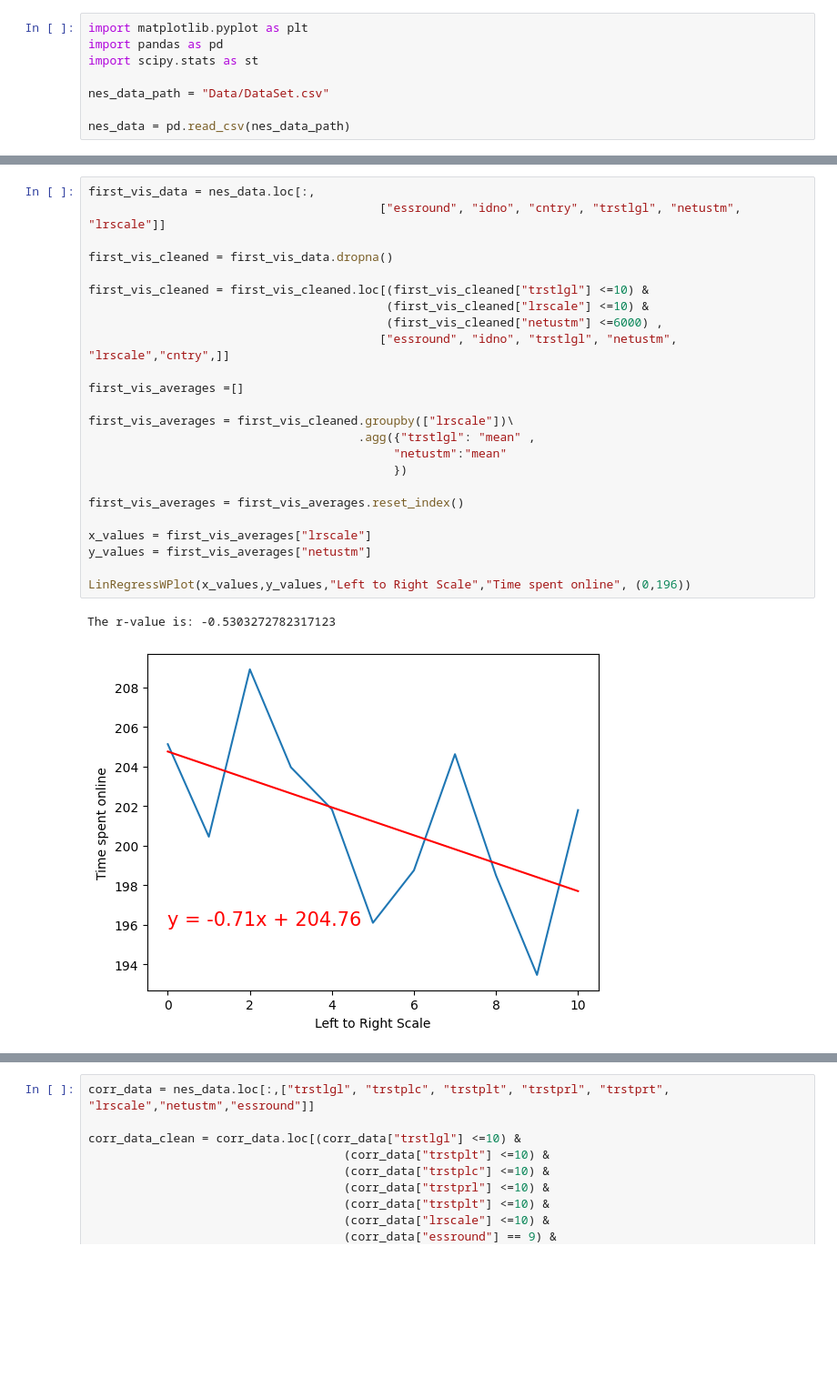
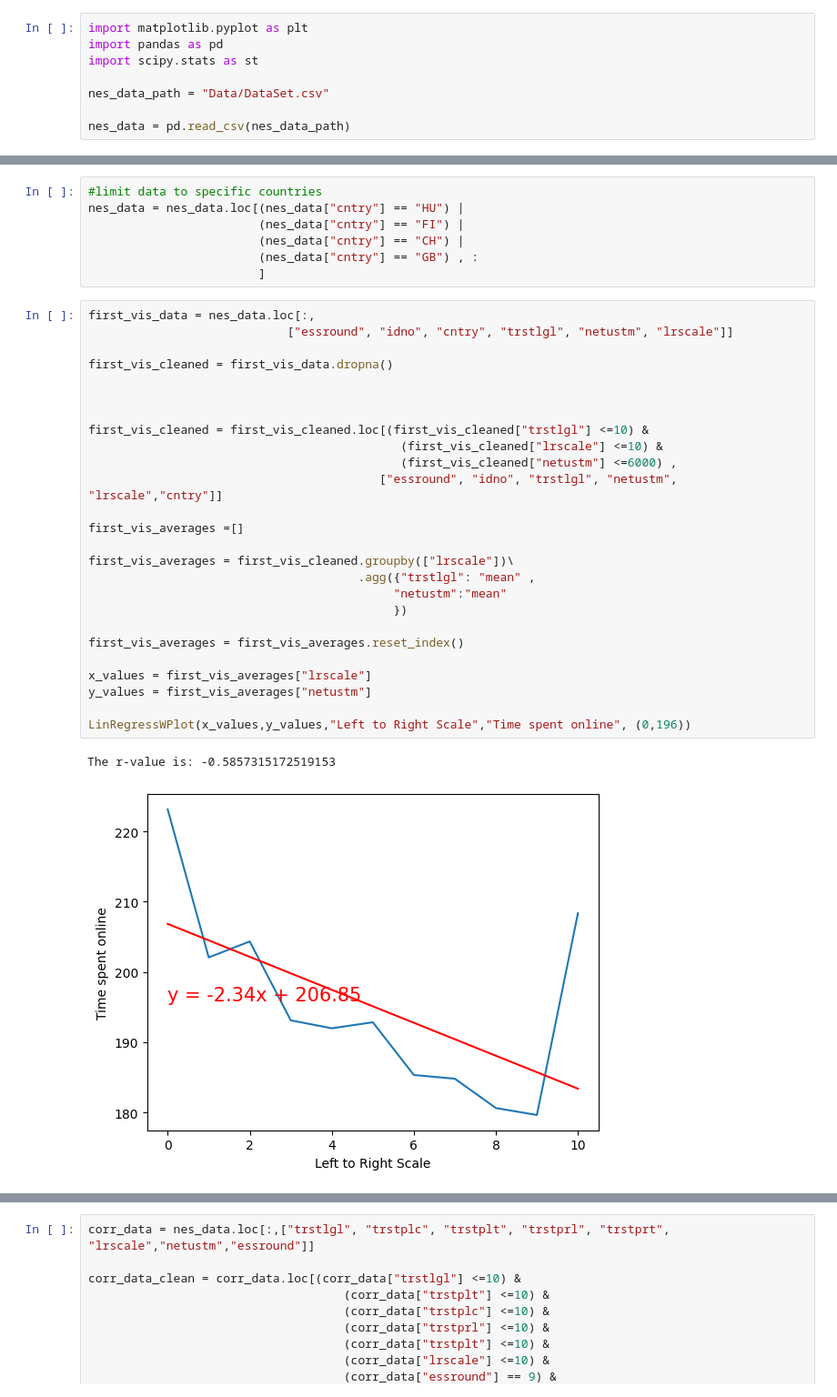
Before and after one commit to melmelmorales/team_one, a Jupyter notebook: Nes/NesGomez - Clean.ipynb, the cells around one changed output, grey strips where cells are left out. Shown at 91% size. Saved outputs shown, nothing was run; the diff lists cells and outputs as text; blank space fills up the shorter version.

```diff
--- a/Nes/NesGomez - Clean.ipynb
+++ b/Nes/NesGomez - Clean.ipynb
@@ -24,33 +26,42 @@ def LinRegressWPlot(x_values, y_values, x_label, y_label, position):
 
     print(f"The r-value is: {rvalue}")
     plt.show()
+# %%
+#limit data to specific countries
+nes_data = nes_data.loc[(nes_data["cntry"] == "HU") |
+                        (nes_data["cntry"] == "FI") |
+                        (nes_data["cntry"] == "CH") |
+                        (nes_data["cntry"] == "GB") , :
+                        ]
 # %%
 first_vis_data = nes_data.loc[:,
-                                         ["essround", "idno", "cntry", "trstlgl", "netustm", "lrscale"]]
+                            ["essround", "idno", "cntry", "trstlgl", "netustm", "lrscale"]]
 
 first_vis_cleaned = first_vis_data.dropna()
 
+
+
 first_vis_cleaned = first_vis_cleaned.loc[(first_vis_cleaned["trstlgl"] <=10) &
-                                          (first_vis_cleaned["lrscale"] <=10) &
-                                          (first_vis_cleaned["netustm"] <=6000) ,
-                                         ["essround", "idno", "trstlgl", "netustm", "lrscale","cntry",]]
+                                            (first_vis_cleaned["lrscale"] <=10) &
+                                            (first_vis_cleaned["netustm"] <=6000) ,
+                                         ["essround", "idno", "trstlgl", "netustm", "lrscale","cntry"]]
 
 first_vis_averages =[]
 
 first_vis_averages = first_vis_cleaned.groupby(["lrscale"])\
                                       .agg({"trstlgl": "mean" ,
                                            "netustm":"mean"
                                            })
 
 first_vis_averages = first_vis_averages.reset_index()
 
 x_values = first_vis_averages["lrscale"]
 y_values = first_vis_averages["netustm"]
 
 LinRegressWPlot(x_values,y_values,"Left to Right Scale","Time spent online", (0,196))
 # %% [output]
-The r-value is: -0.5303272782317123
+The r-value is: -0.5857315172519153
-[figure, old version]
+[figure, new version]
 # %%
 ##############
 first_vis_averages = first_vis_averages.sort_values("lrscale")
```
Also changed, not shown: parts of 3 cells of this notebook, 1 other file.
